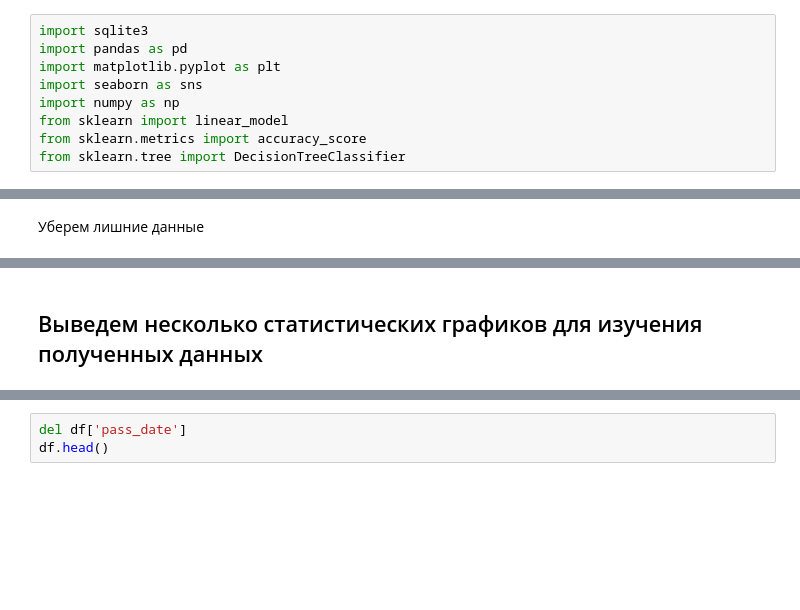
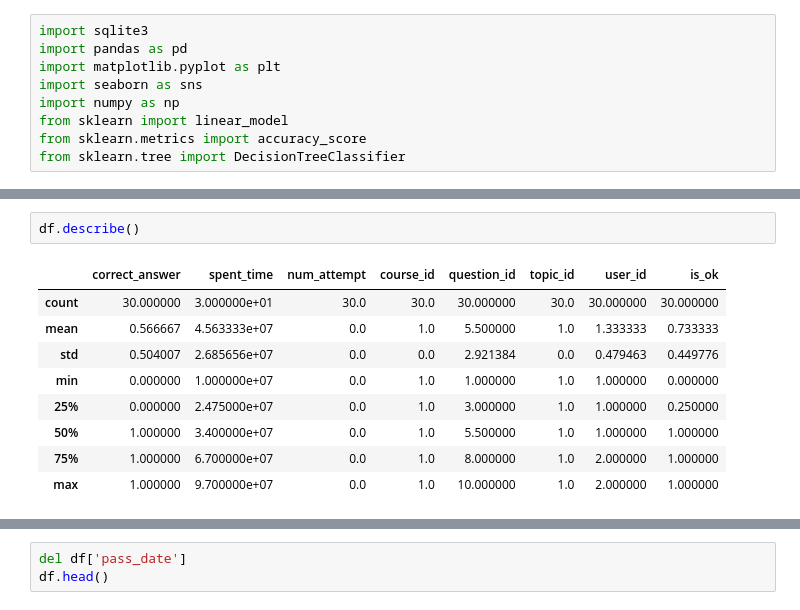
Before and after one commit to SeamMiner/sova_avia, a Jupyter notebook: ml/test.ipynb, the cells around one changed output, grey strips where cells are left out. Drawn from its saved outputs; the diff is of its cells as text; blank space fills up the shorter version.

```diff
--- a/ml/test.ipynb
+++ b/ml/test.ipynb
@@ -20,8 +33,6 @@ df.head()
 | 2 | 2 | 0 | 28000000 | 2020-05-09 12:54:57.667589 | 0 | 1 | 3 | 1 | ... |
 | 3 | 3 | 0 | 67000000 | 2020-05-09 12:54:57.681554 | 0 | 1 | 4 | 1 | ... |
 | 4 | 4 | 0 | 55000000 | 2020-05-09 12:54:57.692524 | 0 | 1 | 5 | 1 | ... |
-# %% [markdown]
-Уберем лишние данные
 # %%
 del df['Unnamed: 0']
 df.head()
@@ -32,5 +43,15 @@ df.head()
 | 2 | 0 | 28000000 | 2020-05-09 12:54:57.667589 | 0 | 1 | 3 | 1 | 1 | ... |
 | 3 | 0 | 67000000 | 2020-05-09 12:54:57.681554 | 0 | 1 | 4 | 1 | 1 | ... |
 | 4 | 0 | 55000000 | 2020-05-09 12:54:57.692524 | 0 | 1 | 5 | 1 | 1 | ... |
-# %% [markdown]
-## Выведем несколько статистических графиков для изучения полученных данных
+# %%
+df.describe()
+# %% [output]
+|  | correct_answer | spent_time | num_attempt | course_id | question_id | topic_id | user_id | is_ok |
+| count | 30.000000 | 3.000000e+01 | 30.0 | 30.0 | 30.000000 | 30.0 | 30.000000 | 30.000000 |
+| mean | 0.566667 | 4.563333e+07 | 0.0 | 1.0 | 5.500000 | 1.0 | 1.333333 | 0.733333 |
+| std | 0.504007 | 2.685656e+07 | 0.0 | 0.0 | 2.921384 | 0.0 | 0.479463 | 0.449776 |
+| min | 0.000000 | 1.000000e+07 | 0.0 | 1.0 | 1.000000 | 1.0 | 1.000000 | 0.000000 |
+| 25% | 0.000000 | 2.475000e+07 | 0.0 | 1.0 | 3.000000 | 1.0 | 1.000000 | 0.250000 |
+| 50% | 1.000000 | 3.400000e+07 | 0.0 | 1.0 | 5.500000 | 1.0 | 1.000000 | 1.000000 |
+| 75% | 1.000000 | 6.700000e+07 | 0.0 | 1.0 | 8.000000 | 1.0 | 2.000000 | 1.000000 |
+| max | 1.000000 | 9.700000e+07 | 0.0 | 1.0 | 10.000000 | 1.0 | 2.000000 | 1.000000 |
```
Also changed, not shown: parts of 24 cells of this notebook, 21 other files.
